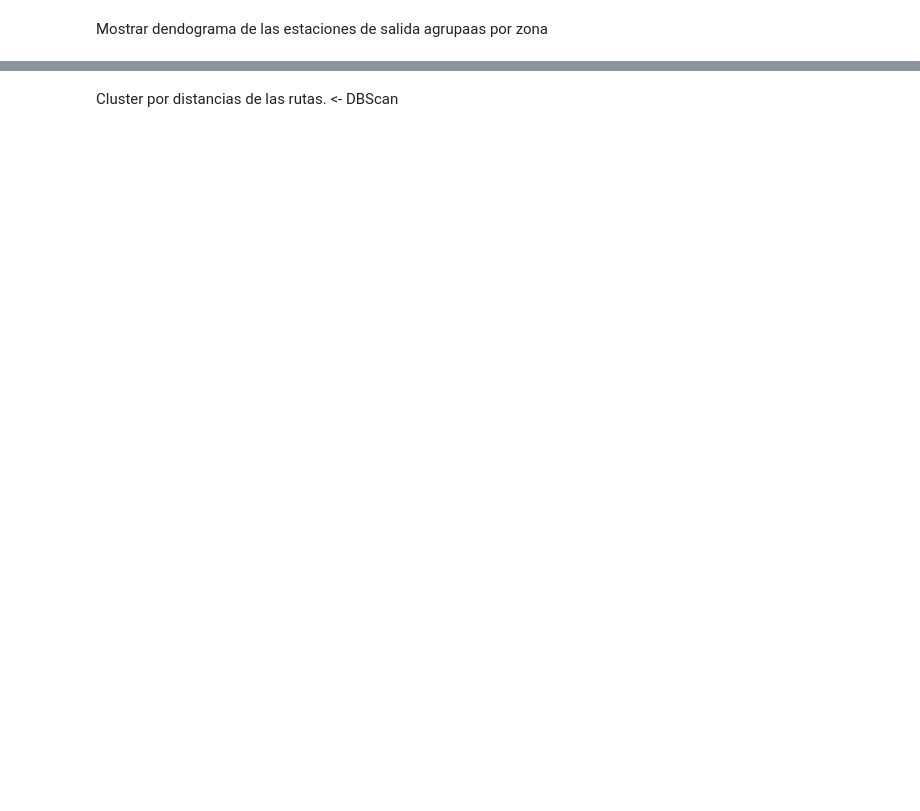
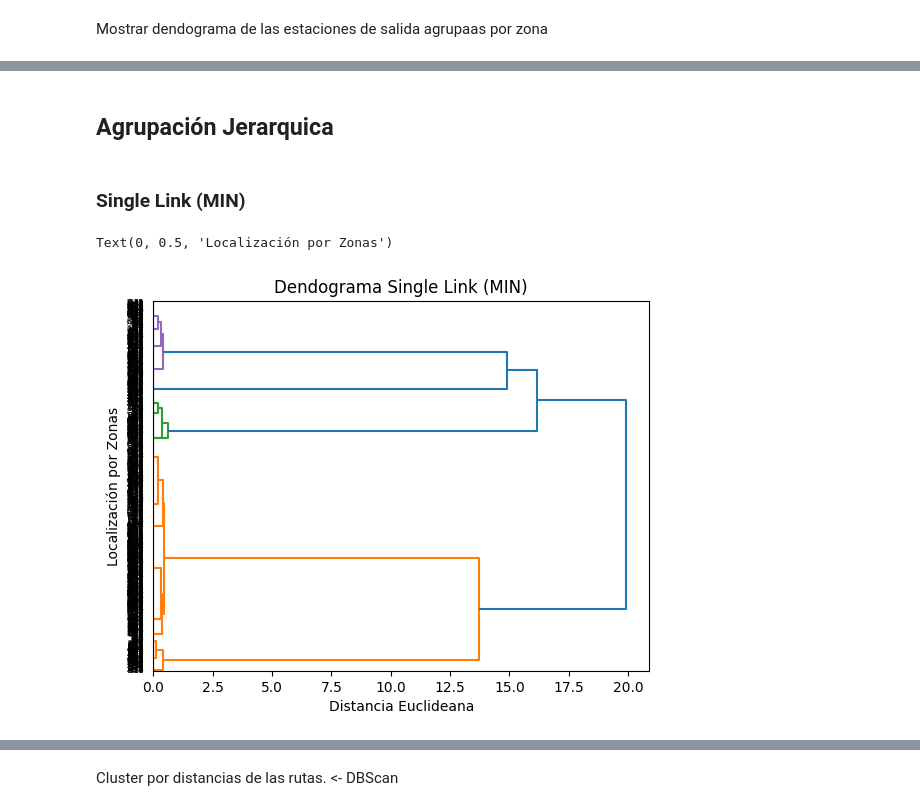
Before and after one commit to pmoros/data-mining-2023-II, a Jupyter notebook: grouping/association_grouping.ipynb, the cells around one changed output, grey strips where cells are left out. Saved outputs shown, nothing was run; the diff lists cells and outputs as text; code cells hidden in the pictures; blank space fills up the shorter version.

Commit message:
Avance 2
Agrupación Jerárquico y DBSCAN

```diff
--- a/grouping/association_grouping.ipynb
+++ b/grouping/association_grouping.ipynb
@@ -43,0 +72,4 @@ Mostrar dendograma de las estaciones de salida agrupaas por zona
+# %%
+data2=combined_dataset.drop(['RouteID',	'station_code',	'date_YYYY_MM_DD',	'departure_time_utc',	'executor_capacity_cm3',	'starting_point',	'StopID',	'PackageID',	'planned_service_time_seconds', 'depth_cm',  'height_cm'	,'weight_cm', 'time_to_arrive', 'day_of_week',	'month', 'StopLon',  'StopLat',
+'distance_lat',	'distance_lon'],axis=1)
+data2
@@ -43,0 +90,3 @@ Mostrar dendograma de las estaciones de salida agrupaas por zona
+# %%
+data2=data2.drop_duplicates()
+data2
@@ -43,0 +107,23 @@ Mostrar dendograma de las estaciones de salida agrupaas por zona
+# %% [markdown]
+## Agrupación Jerarquica
+# %%
+# importamos las librerías
+from scipy.cluster import hierarchy
+import matplotlib.pyplot as plt
+%matplotlib inline
+
+Zones = data2['Zone']
+# Se eliminan la columna de nombre y la clase
+X = data2.drop(['Zone'],axis=1)
+# %% [markdown]
+### Single Link (MIN)
+# %%
+Z = hierarchy.single(X)
+dn = hierarchy.dendrogram(Z,labels=Zones.tolist(),orientation='right')
+
+plt.title('Dendograma Single Link (MIN)')
+plt.xlabel('Distancia Euclideana')
+plt.ylabel('Localización por Zonas')
+# %% [output]
+Text(0, 0.5, 'Localización por Zonas')
+[figure, added]
```
Also changed, not shown: parts of 24 cells of this notebook.
